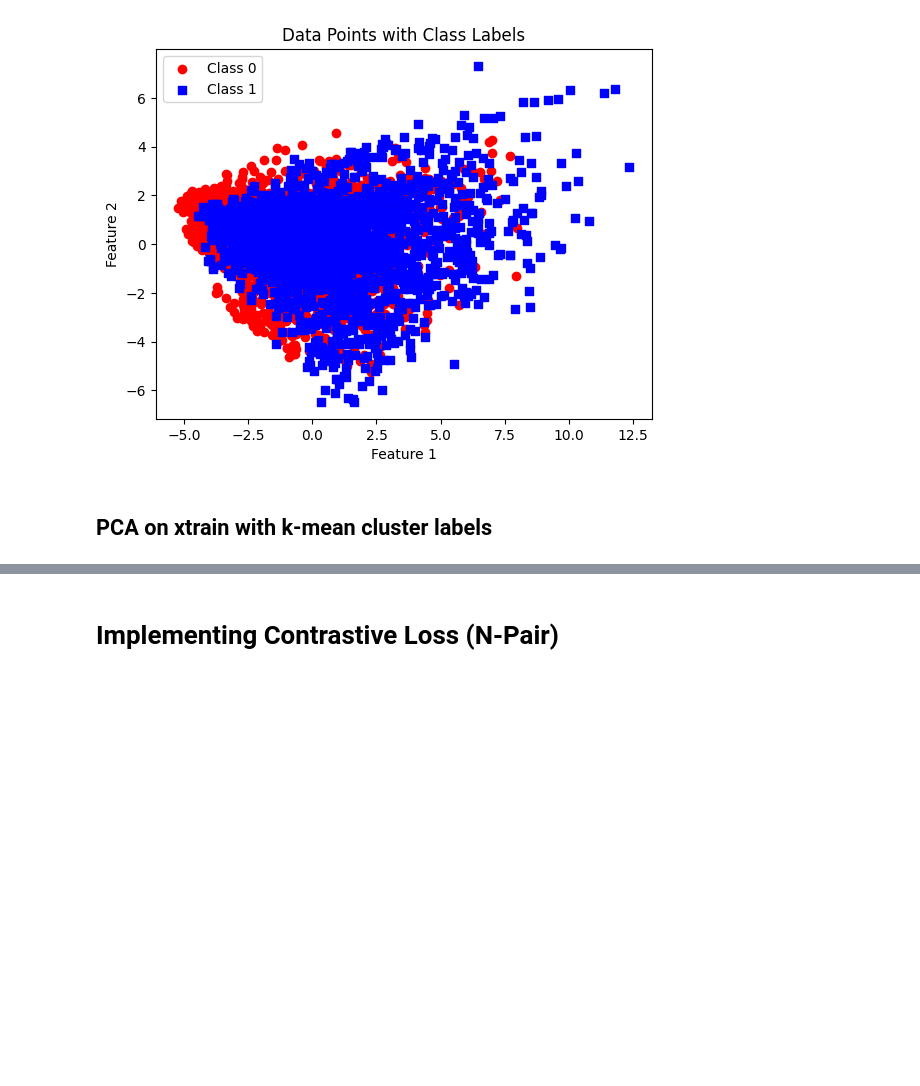
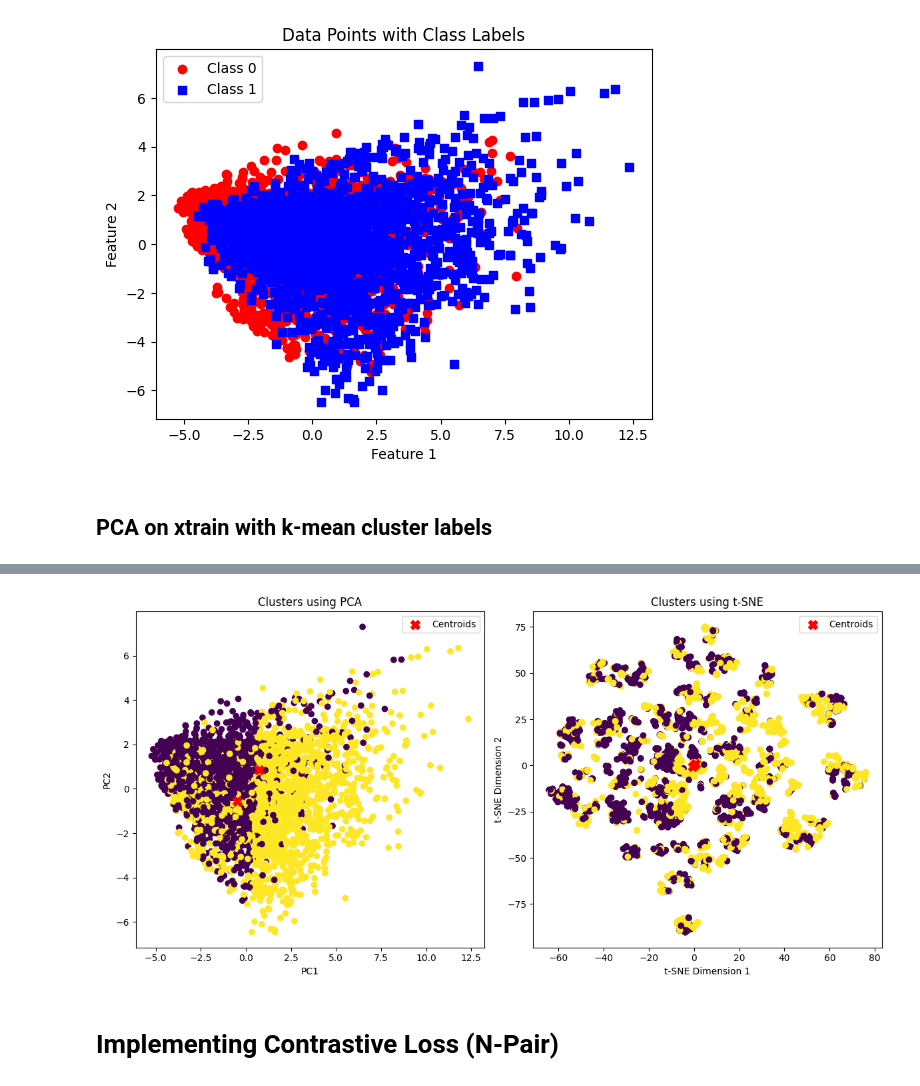
Before and after one commit to midnightripper/losses, a Jupyter notebook: 2syllabled copy.ipynb, the cells around one changed output, grey strips where cells are left out. Cells and saved outputs as stored; diff of their text form; code cells hidden in the pictures; blank space fills up the shorter version.

```diff
--- a/2syllabled copy.ipynb
+++ b/2syllabled copy.ipynb
@@ -219,0 +252,8 @@ plt.show()
+# %%
+acc=calculate_accuracy(ytrain,cluster_assignments2)
+# %%
+if acc<(0.5):
+    labels2 = np.logical_not(cluster_assignments2).astype(int)
+else:
+    labels2=cluster_assignments2
+print(labels2)
@@ -219,0 +331,2 @@ plt.show()
+# %%
+acc=calculate_accuracy(ytrain,cluster_assignments)
@@ -219,0 +341,6 @@ plt.show()
+# %%
+if acc<(0.5):
+    labels2 = np.logical_not(cluster_assignments).astype(int)
+else:
+    labels2=cluster_assignments2
+print(labels2)
@@ -220,2 +419,34 @@ plt.show()
+# %%
+pca = PCA(n_components=2)
+pca_result = pca.fit_transform(xtrain)
+
+# Perform t-SNE
+tsne = TSNE(n_components=2, perplexity=30)
+tsne_result = tsne.fit_transform(xtrain)
+
+# Plot clusters using PCA
+plt.figure(figsize=(12, 6))
+plt.subplot(1, 2, 1)
+plt.scatter(pca_result[:, 0], pca_result[:, 1], c=labels2, cmap='viridis')
+plt.scatter(centroids[:, 0], centroids[:, 1], c='red', marker='X', s=100, label='Centroids')
+plt.title('Clusters using PCA')
+plt.xlabel('PC1')
+plt.ylabel('PC2')
+plt.legend()
+
+# Plot clusters using t-SNE
+plt.subplot(1, 2, 2)
+plt.scatter(tsne_result[:, 0], tsne_result[:, 1], c=labels2, cmap='viridis')
+plt.scatter(centroids[:, 0], centroids[:, 1], c='red', marker='X', s=100, label='Centroids')
+plt.title('Clusters using t-SNE')
+plt.xlabel('t-SNE Dimension 1')
+plt.ylabel('t-SNE Dimension 2')
+plt.legend()
+
+# Display the plot
+plt.tight_layout()
+plt.show()
+# %% [output]
+[figure, added]
 # %% [markdown]
 # Implementing Contrastive Loss (N-Pair)
```
Also changed, not shown: parts of 36 cells of this notebook, 1 other file.
